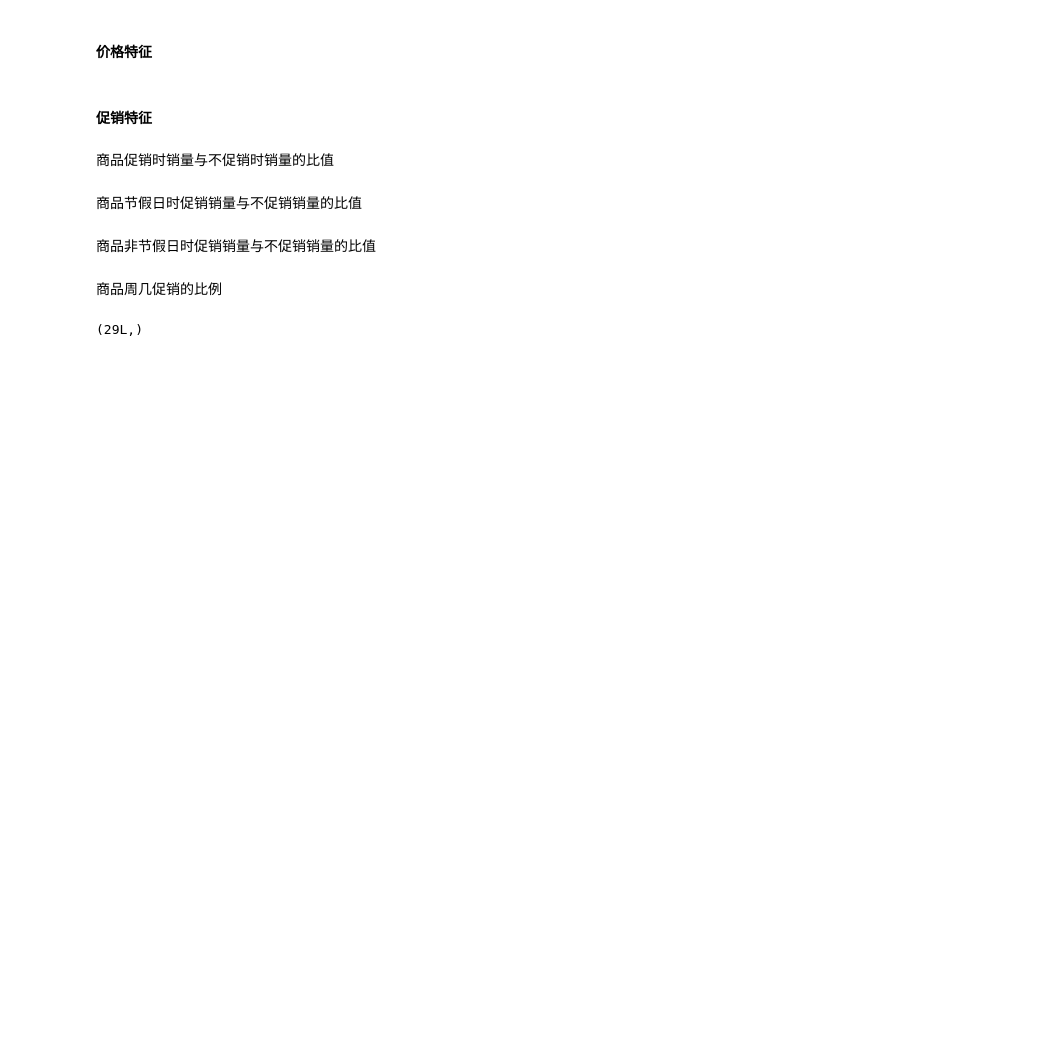
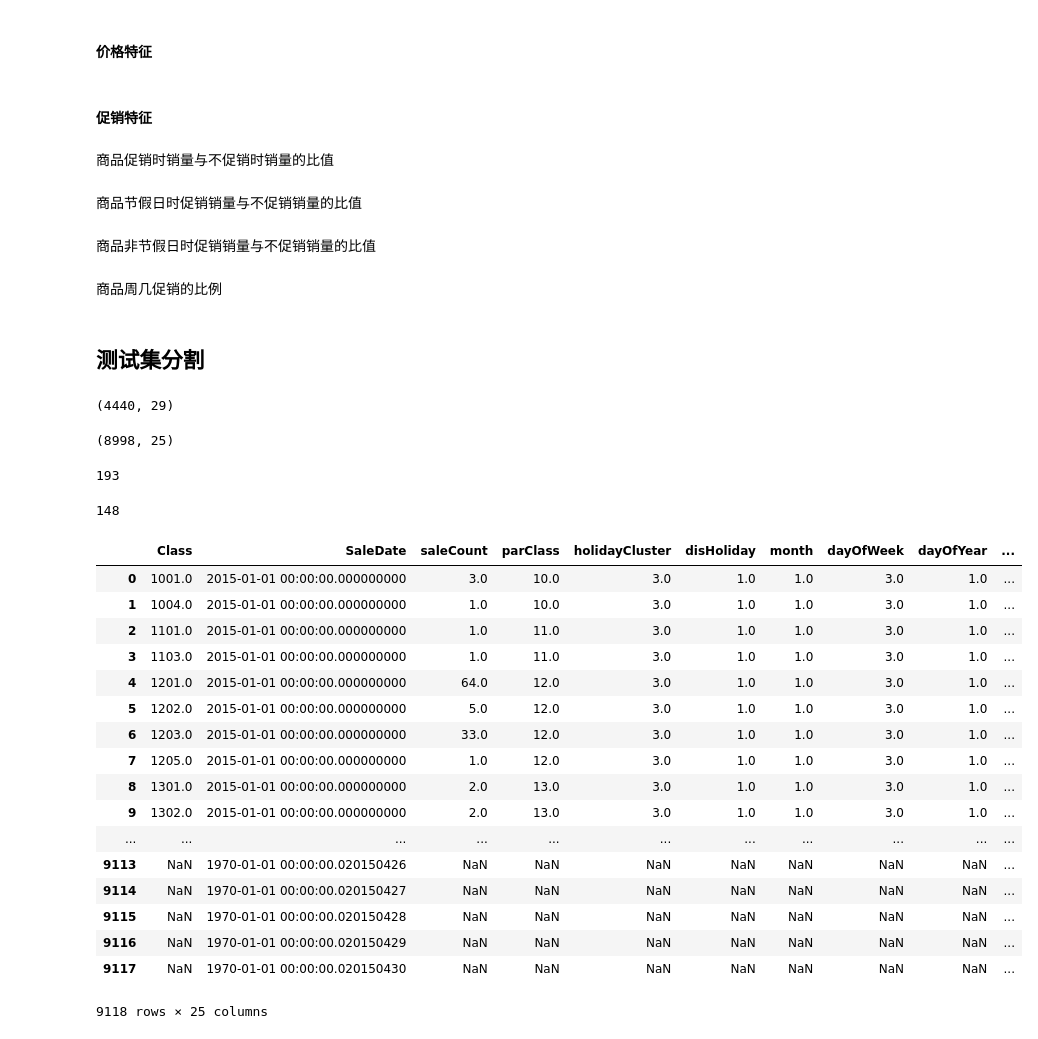
Before and after one commit to dereksjtu/MachineLearning_Matches, a Jupyter notebook: supermarket/prj/code/FeatureEngineering_supemarket.ipynb, the cells around one changed output. Saved outputs shown, nothing was run; the diff lists cells and outputs as text; code cells hidden in the pictures; blank space fills up the shorter version.

```diff
--- a/supermarket/prj/code/FeatureEngineering_supemarket.ipynb
+++ b/supermarket/prj/code/FeatureEngineering_supemarket.ipynb
@@ -401,11 +327,48 @@ coord_pc = coord.copy()
 coord = pd.concat([coord_c,coord_pc],axis=0)
 
 train_new = pd.merge(train_new, coord[['Class','dayOfWeek','bonusWeekProb']], on = ['Class','dayOfWeek'],how='left')
-train_new['bonusWeekProb'] = temp['bonusWeekProb'].fillna(0)
+train_new['bonusWeekProb'] = train_new['bonusWeekProb'].fillna(0)
 
 test = pd.merge(test, coord[['Class','dayOfWeek','bonusWeekProb']], on = ['Class','dayOfWeek'],how='left')
-test['bonusWeekProb'] = temp['bonusWeekProb'].fillna(0)
+test['bonusWeekProb'] = test['bonusWeekProb'].fillna(0)
+# %% [markdown]
+## 测试集分割
 # %%
-test.columns.shape
+test.shape
 # %% [output]
-(29L,)
+(4440, 29)
+# %%
+train_new.shape
+# %% [output]
+(8998, 25)
+# %%
+train_new.Class.unique().size
+# %% [output]
+193
+# %%
+test.Class.unique().size
+# %% [output]
+148
+# %%
+train_date = pd.read_csv('../input/train_date.csv')
+train_date_new = pd.merge(train_new, train_date, on = 'SaleDate',how = 'outer')
+train_date_new
+# %% [output]
+|  | Class | SaleDate | saleCount | parClass | holidayCluster | disHoliday | month | dayOfWeek | dayOfYear | ... |
+| 0 | 1001.0 | 2015-01-01 00:00:00.000000000 | 3.0 | 10.0 | 3.0 | 1.0 | 1.0 | 3.0 | 1.0 | ... |
+| 1 | 1004.0 | 2015-01-01 00:00:00.000000000 | 1.0 | 10.0 | 3.0 | 1.0 | 1.0 | 3.0 | 1.0 | ... |
+| 2 | 1101.0 | 2015-01-01 00:00:00.000000000 | 1.0 | 11.0 | 3.0 | 1.0 | 1.0 | 3.0 | 1.0 | ... |
+| 3 | 1103.0 | 2015-01-01 00:00:00.000000000 | 1.0 | 11.0 | 3.0 | 1.0 | 1.0 | 3.0 | 1.0 | ... |
+| 4 | 1201.0 | 2015-01-01 00:00:00.000000000 | 64.0 | 12.0 | 3.0 | 1.0 | 1.0 | 3.0 | 1.0 | ... |
+| 5 | 1202.0 | 2015-01-01 00:00:00.000000000 | 5.0 | 12.0 | 3.0 | 1.0 | 1.0 | 3.0 | 1.0 | ... |
+| 6 | 1203.0 | 2015-01-01 00:00:00.000000000 | 33.0 | 12.0 | 3.0 | 1.0 | 1.0 | 3.0 | 1.0 | ... |
+| 7 | 1205.0 | 2015-01-01 00:00:00.000000000 | 1.0 | 12.0 | 3.0 | 1.0 | 1.0 | 3.0 | 1.0 | ... |
+| 8 | 1301.0 | 2015-01-01 00:00:00.000000000 | 2.0 | 13.0 | 3.0 | 1.0 | 1.0 | 3.0 | 1.0 | ... |
+| 9 | 1302.0 | 2015-01-01 00:00:00.000000000 | 2.0 | 13.0 | 3.0 | 1.0 | 1.0 | 3.0 | 1.0 | ... |
+| ... | ... | ... | ... | ... | ... | ... | ... | ... | ... | ... |
+| 9113 | NaN | 1970-01-01 00:00:00.020150426 | NaN | NaN | NaN | NaN | NaN | NaN | NaN | ... |
+| 9114 | NaN | 1970-01-01 00:00:00.020150427 | NaN | NaN | NaN | NaN | NaN | NaN | NaN | ... |
+| 9115 | NaN | 1970-01-01 00:00:00.020150428 | NaN | NaN | NaN | NaN | NaN | NaN | NaN | ... |
+| 9116 | NaN | 1970-01-01 00:00:00.020150429 | NaN | NaN | NaN | NaN | NaN | NaN | NaN | ... |
+| 9117 | NaN | 1970-01-01 00:00:00.020150430 | NaN | NaN | NaN | NaN | NaN | NaN | NaN | ... |
+9118 rows × 25 columns
```
Also changed, not shown: parts of 6 cells of this notebook.
